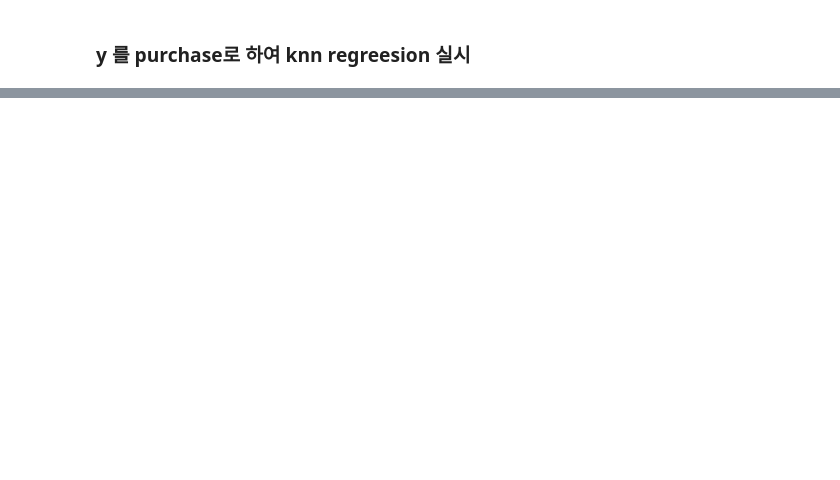
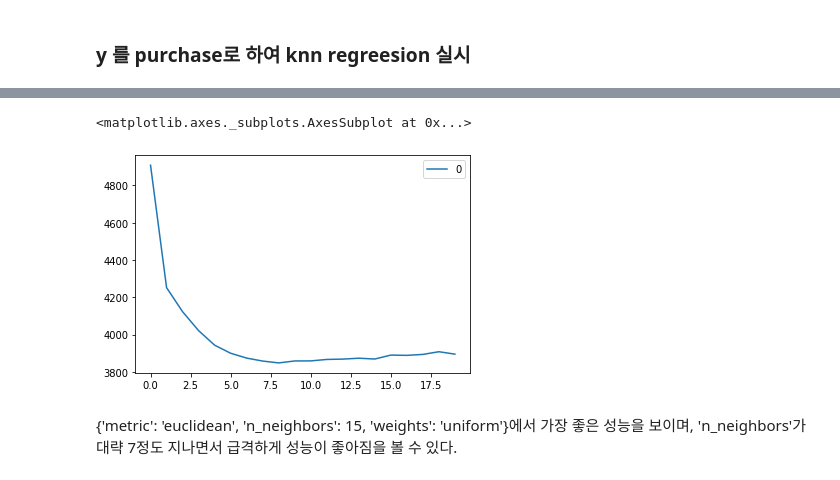
Before and after one commit to jiwoo0212/Tobigs-15-jiwoo, a Jupyter notebook: knn_assignment1.ipynb, the cells around one changed output, grey strips where cells are left out. Saved outputs shown, nothing was run; the diff lists cells and outputs as text; code cells hidden in the pictures; blank space fills up the shorter version.

```diff
--- a/knn_assignment1.ipynb
+++ b/knn_assignment1.ipynb
@@ -267,0 +244,15 @@ ValueError: could not convert string to float: 'P00046042'
+# %%
+from sklearn.model_selection import GridSearchCV
+grid_params = {
+    'n_neighbors' : [3,5,7,9,11, 13, 15, 17, 19],
+    'weights' : ['uniform', 'distance'],
+    'metric' : ['euclidean', 'manhattan']
+}
+
+gs = GridSearchCV(
+    KNeighborsRegressor(),
+    grid_params,
+    verbose = 1,
+    cv=3,
+    n_jobs = -1)
+gs_results = gs.fit(x_train, y_train)
@@ -267,0 +280,7 @@ ValueError: could not convert string to float: 'P00046042'
+# %%
+model=gs.best_estimator_  # 최적의 파라미터로 모델 생성
+pred = model.predict(x_test)
+# %%
+from sklearn.metrics import mean_squared_error
+import math
+error = math.sqrt(mean_squared_error(y_test,pred))
@@ -267,0 +291,11 @@ ValueError: could not convert string to float: 'P00046042'
+# %%
+rmse_val = [] #to store rmse values for different k
+for K in range(20):
+    K = K+1
+    model = KNeighborsRegressor(n_neighbors = K, weights ='uniform' )
+
+    model.fit(x_train, y_train)  #fit the model
+    pred=model.predict(x_test) #make prediction on test set
+    error = math.sqrt(mean_squared_error(y_test,pred)) #calculate rmse
+    rmse_val.append(error) #store rmse values
+    print('RMSE value for k= ' , K , 'is:', error)
@@ -267,0 +323,9 @@ ValueError: could not convert string to float: 'P00046042'
+# %%
+#plotting the rmse values against k values
+curve = pd.DataFrame(rmse_val) #elbow curve
+curve.plot()
+# %% [output]
+<matplotlib.axes._subplots.AxesSubplot at 0x...>
+[figure, added]
+# %% [markdown]
+{'metric': 'euclidean', 'n_neighbors': 15, 'weights': 'uniform'}에서 가장 좋은 성능을 보이며, 'n_neighbors'가 대략 7정도 지나면서 급격하게 성능이 좋아짐을 볼 수 있다.
```
Also changed, not shown: parts of 19 cells of this notebook.
